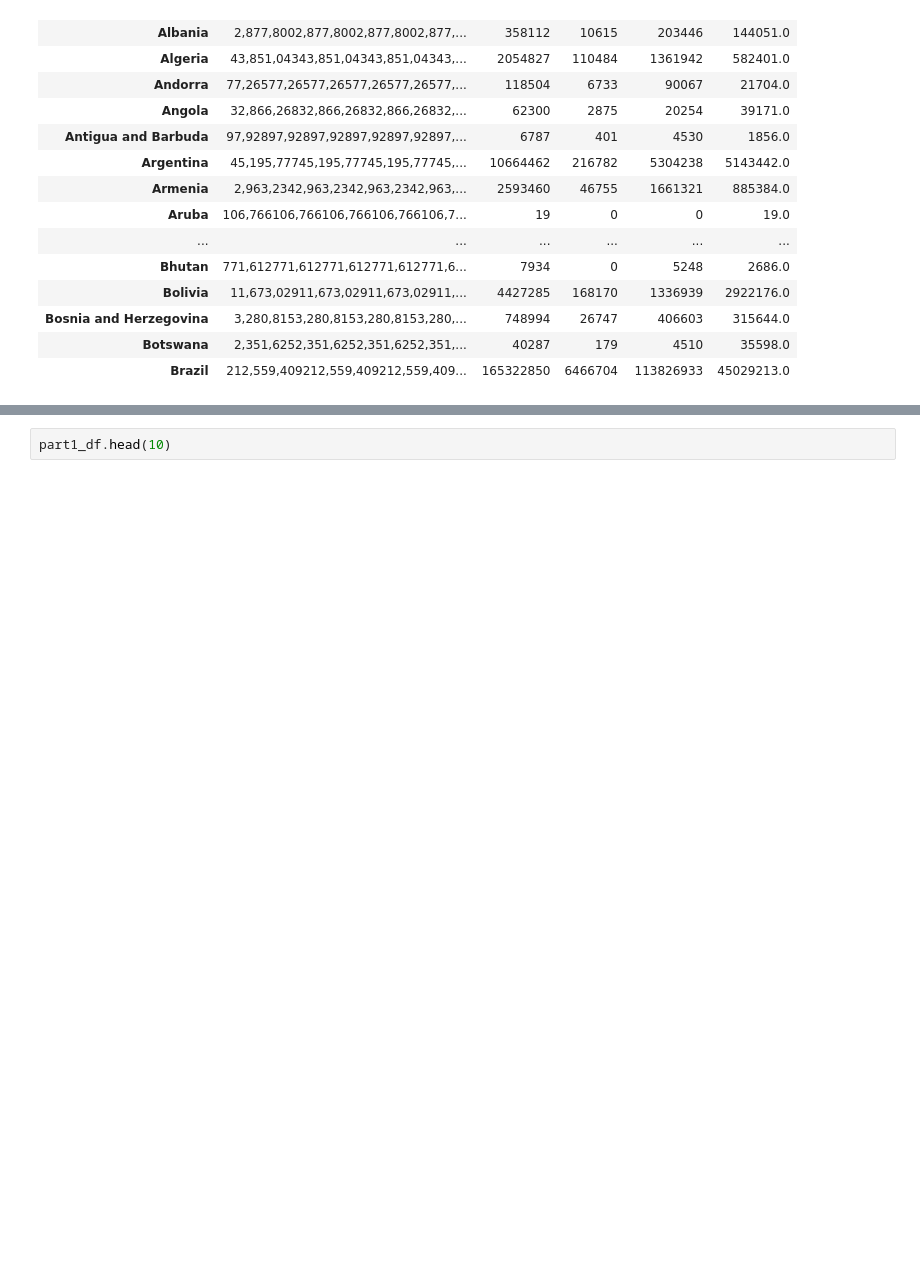
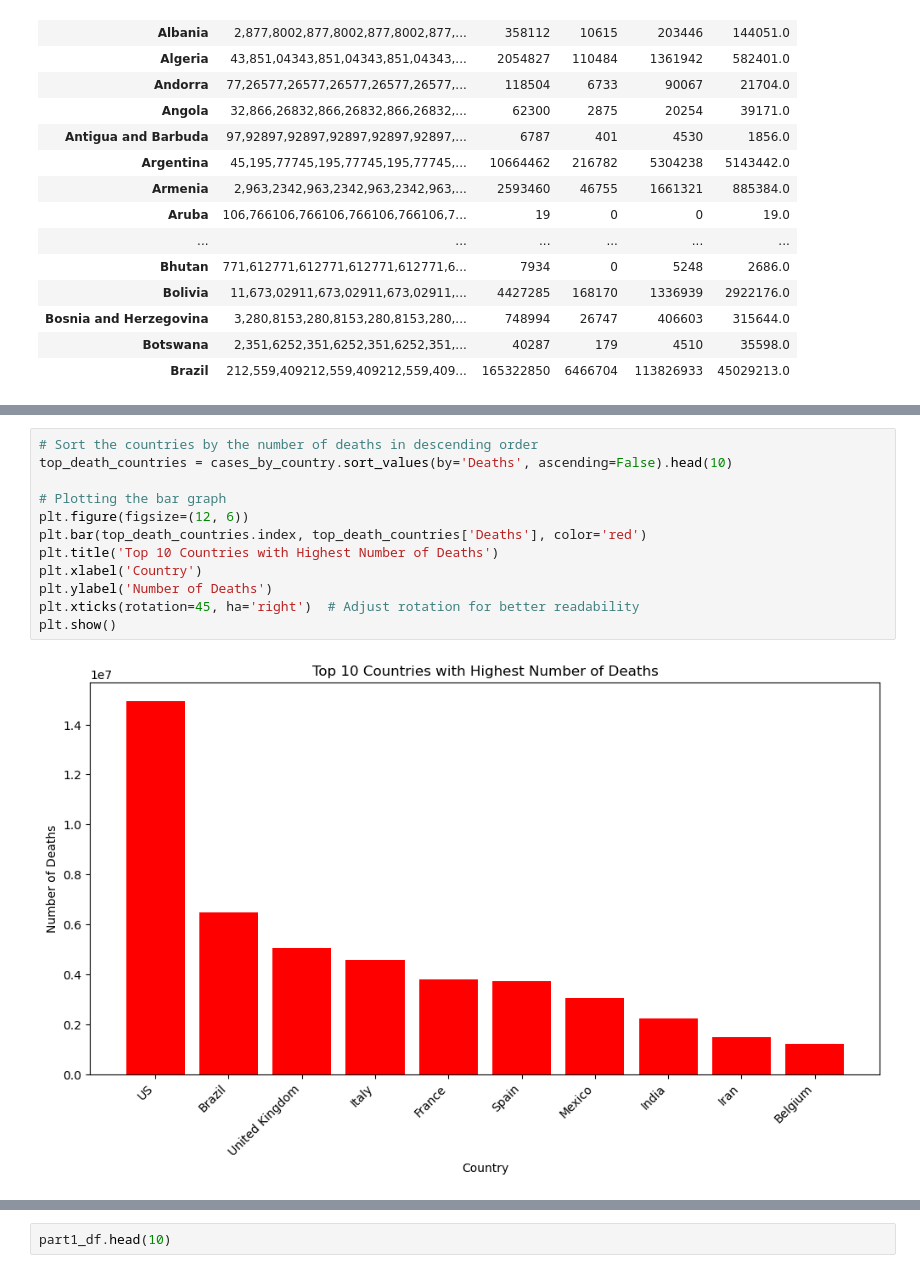
Before and after one commit to jkapoor18/World_covid_dataset, a Jupyter notebook: World_covid_dataset.ipynb, the cells around one changed output, grey strips where cells are left out. Saved outputs shown, nothing was run; the diff lists cells and outputs as text; blank space fills up the shorter version.

```diff
--- a/World_covid_dataset.ipynb
+++ b/World_covid_dataset.ipynb
@@ -228,0 +241,14 @@ cases_by_country.head(25)
+# %%
+# Sort the countries by the number of deaths in descending order
+top_death_countries = cases_by_country.sort_values(by='Deaths', ascending=False).head(10)
+
+# Plotting the bar graph
+plt.figure(figsize=(12, 6))
+plt.bar(top_death_countries.index, top_death_countries['Deaths'], color='red')
+plt.title('Top 10 Countries with Highest Number of Deaths')
+plt.xlabel('Country')
+plt.ylabel('Number of Deaths')
+plt.xticks(rotation=45, ha='right')  # Adjust rotation for better readability
+plt.show()
+# %% [output]
+[figure, added]
```
Also changed, not shown: parts of 9 cells of this notebook.
